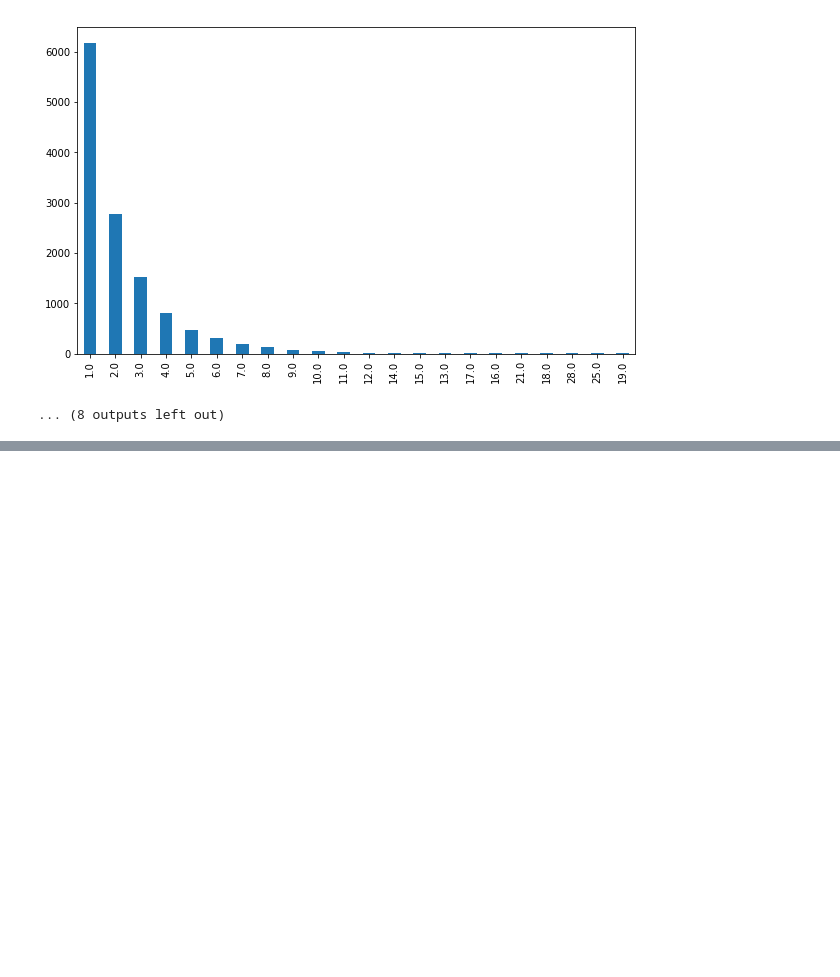
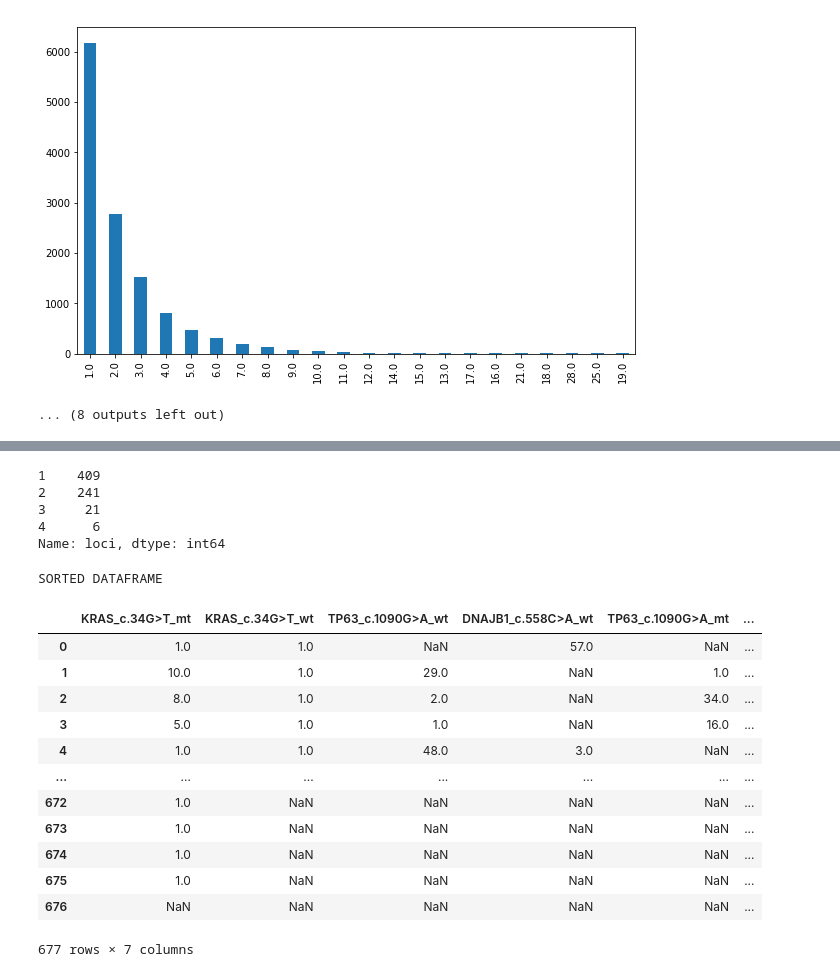
Before and after one commit to SunmoonTao/yo, a Jupyter notebook: flex/flex_design_quickanalysis_cell_barcodes_assignment.ipynb, the cells around one changed output, grey strips where cells are left out. Cells and saved outputs as stored; diff of their text form; code cells hidden in the pictures; blank space fills up the shorter version.

```diff
--- a/flex/flex_design_quickanalysis_cell_barcodes_assignment.ipynb
+++ b/flex/flex_design_quickanalysis_cell_barcodes_assignment.ipynb
@@ -980,0 +1029,9 @@ KRAS_c.34G>T_wt
+# %%
+cbcr=[x[:-2] for x in pd.read_csv(mix_mut_valid_cb, header=None)[1].to_list()]
+to_df={}
+for k,i in ddpadlock_mm.items():
+    tmp={}
+    if k in cbcr:
+        for kk,ii in i.items():
+            tmp[kk]=len(Counter(ii))
+        to_df[k]=tmp
@@ -980,0 +1040,2 @@ KRAS_c.34G>T_wt
+# %%
+df=pd.DataFrame.from_dict(to_df,orient='index')
@@ -980,0 +1060,37 @@ KRAS_c.34G>T_wt
+# %%
+def loci(x):
+    l=0
+    for i in x:
+        if i>0:
+            l+=1
+    return l
+# %%
+df['loci']=df.apply(loci, axis=1)
+# %%
+df['loci'].value_counts()
+# %% [output]
+1    409
+2    241
+3     21
+4      6
+Name: loci, dtype: int64
+# %%
+
+print('SORTED DATAFRAME')
+df.sort_values(by = 'loci', axis=0, ascending=[False], inplace=False,
+               kind='quicksort', na_position='first', ignore_index=True, key=None)
+# %% [output]
+SORTED DATAFRAME
+|  | KRAS_c.34G>T_mt | KRAS_c.34G>T_wt | TP63_c.1090G>A_wt | DNAJB1_c.558C>A_wt | TP63_c.1090G>A_mt | ... |
+| 0 | 1.0 | 1.0 | NaN | 57.0 | NaN | ... |
+| 1 | 10.0 | 1.0 | 29.0 | NaN | 1.0 | ... |
+| 2 | 8.0 | 1.0 | 2.0 | NaN | 34.0 | ... |
+| 3 | 5.0 | 1.0 | 1.0 | NaN | 16.0 | ... |
+| 4 | 1.0 | 1.0 | 48.0 | 3.0 | NaN | ... |
+| ... | ... | ... | ... | ... | ... | ... |
+| 672 | 1.0 | NaN | NaN | NaN | NaN | ... |
+| 673 | 1.0 | NaN | NaN | NaN | NaN | ... |
+| 674 | 1.0 | NaN | NaN | NaN | NaN | ... |
+| 675 | 1.0 | NaN | NaN | NaN | NaN | ... |
+| 676 | NaN | NaN | NaN | NaN | NaN | ... |
+677 rows × 7 columns
```
Also changed, not shown: parts of 22 cells of this notebook, 7 other files.
